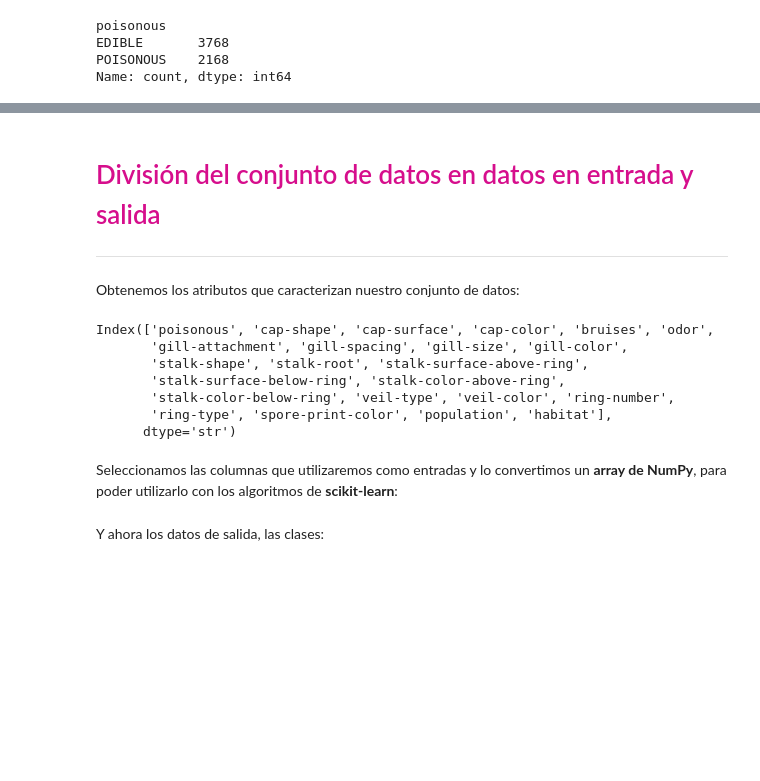
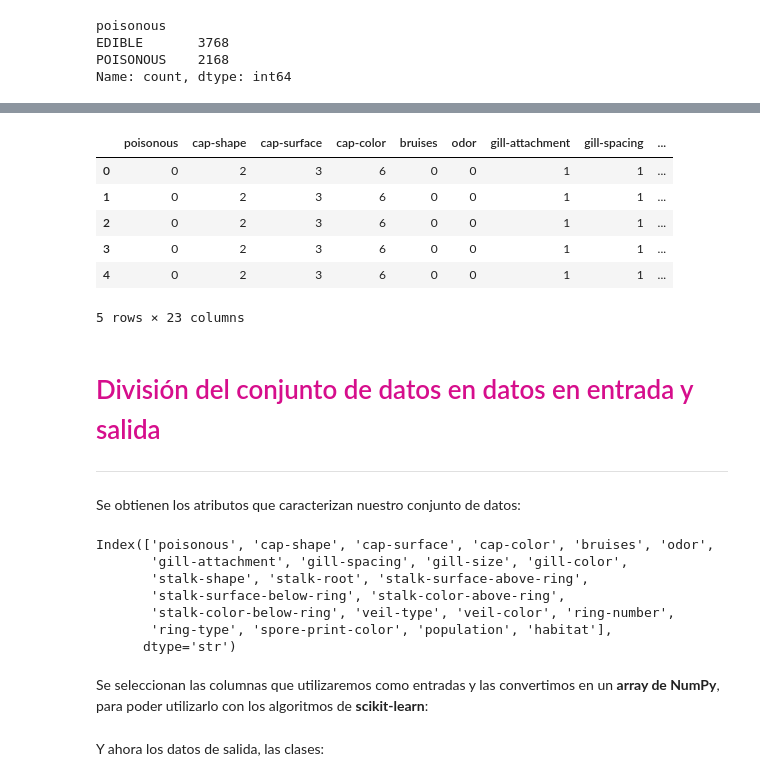
Before and after one commit to Alvaronc01/Trabajo-de-Preparaci-n-de-los-datos-y-clasificaci-n-supervisada, a Jupyter notebook: 03-procesado-datos.ipynb, the cells around one changed output, grey strips where cells are left out. Cells and saved outputs as stored; diff of their text form; code cells hidden in the pictures; blank space fills up the shorter version.

```diff
--- a/03-procesado-datos.ipynb
+++ b/03-procesado-datos.ipynb
@@ -220,0 +183,8 @@ Name: count, dtype: int64
+# %%
+encoder = preprocessing.OrdinalEncoder(dtype=int)
+df_encoded = encoder.fit_transform(df[['poisonous', "cap-shape","cap-surface","cap-color","bruises","odor",
+                                      "gill-attachment","gill-spacing","gill-size","gill-color","stalk-shape","stalk-root",
+                                      "stalk-surface-above-ring","stalk-surface-below-ring","stalk-color-above-ring",
+                                      "stalk-color-below-ring","veil-type","veil-color","ring-number","ring-type",
+                                      "spore-print-color","population","habitat"]])
+encoder.categories_
@@ -221,9 +221,42 @@ Name: count, dtype: int64
+# %%
+df["poisonous"] = df_encoded[:,0]
+df["cap-shape"] = df_encoded[:,1]
+df["cap-surface"] = df_encoded[:,2]
+df["cap-color"] = df_encoded[:,3]
+df["bruises"] = df_encoded[:,4]
+df["odor"] = df_encoded[:,5]
+df["gill-attachment"] = df_encoded[:,6]
+df["gill-spacing"] = df_encoded[:,7]
+df["gill-size"] = df_encoded[:,8]
+df["gill-color"] = df_encoded[:,9]
+df["stalk-shape"] = df_encoded[:,10]
+df["stalk-root"] = df_encoded[:,11]
+df["stalk-surface-above-ring"] = df_encoded[:,12]
+df["stalk-surface-below-ring"] = df_encoded[:,13]
+df["stalk-color-above-ring"] = df_encoded[:,14]
+df["stalk-color-below-ring"] = df_encoded[:,15]
+df["veil-type"] = df_encoded[:,16]
+df["veil-color"] = df_encoded[:,17]
+df["ring-number"] = df_encoded[:,18]
+df["ring-type"] = df_encoded[:,19]
+df["spore-print-color"] = df_encoded[:,20]
+df["population"] = df_encoded[:,21]
+df["habitat"] = df_encoded[:,22]
+df.head()
+# %% [output]
+|  | poisonous | cap-shape | cap-surface | cap-color | bruises | odor | gill-attachment | gill-spacing | ... |
+| 0 | 0 | 2 | 3 | 6 | 0 | 0 | 1 | 1 | ... |
+| 1 | 0 | 2 | 3 | 6 | 0 | 0 | 1 | 1 | ... |
+| 2 | 0 | 2 | 3 | 6 | 0 | 0 | 1 | 1 | ... |
+| 3 | 0 | 2 | 3 | 6 | 0 | 0 | 1 | 1 | ... |
+| 4 | 0 | 2 | 3 | 6 | 0 | 0 | 1 | 1 | ... |
+5 rows × 23 columns
 # %% [markdown]
 <a name="division"></a>
 <h1 style="color: #d60e8c;">División del conjunto de datos en datos en entrada y salida</h1>
 <hr style="border: 0.5px solid #d60e8c;">
 # %% [markdown]
-Obtenemos los atributos que caracterizan nuestro conjunto de datos:
+Se obtienen los atributos que caracterizan nuestro conjunto de datos:
 # %%
 df.columns
 # %% [output]
@@ -235,7 +268,7 @@ Index(['poisonous', 'cap-shape', 'cap-surface', 'cap-color', 'bruises', 'odor',
        'ring-type', 'spore-print-color', 'population', 'habitat'],
       dtype='str')
 # %% [markdown]
-Seleccionamos las columnas que utilizaremos como entradas y lo convertimos un <b>array de NumPy</b>, para poder utilizarlo con los algoritmos de <b>scikit-learn</b>:
+Se seleccionan las columnas que utilizaremos como entradas y las convertimos en un <b>array de NumPy</b>, para poder utilizarlo con los algoritmos de <b>scikit-learn</b>:
 # %%
 #Esto aquí da error, no está actualizado para nuestro conjunto de datos
 feature_df = df[['age', 'sex', 'cp', 'trestbps', 'chol', 'fbs', 'restecg', 'thalach','exang', 'oldpeak', 'slope', 'ca', 'thal']]
```
Also changed, not shown: parts of 20 cells of this notebook, 1 other file.
